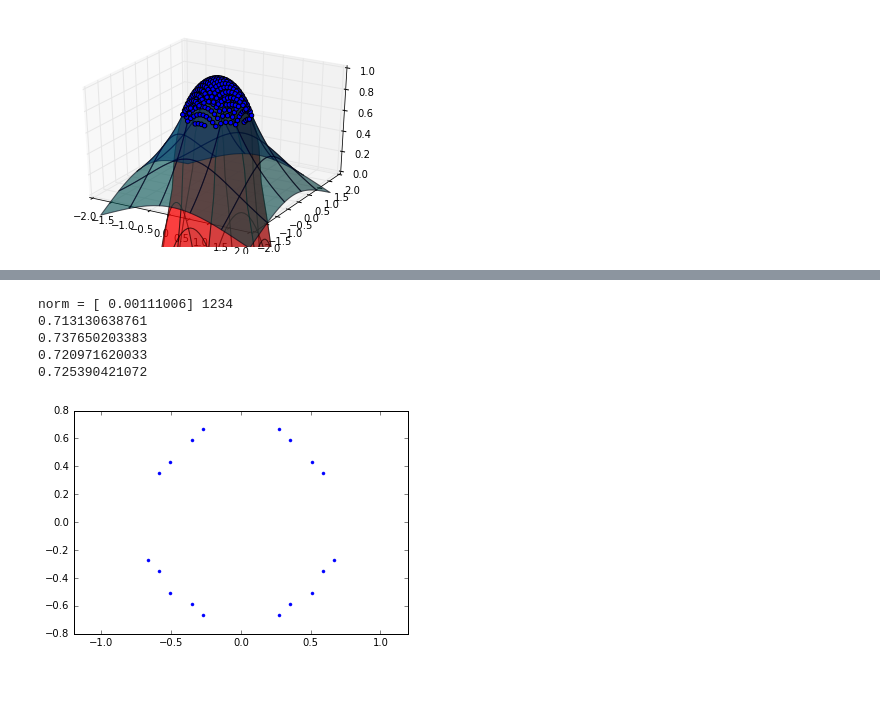
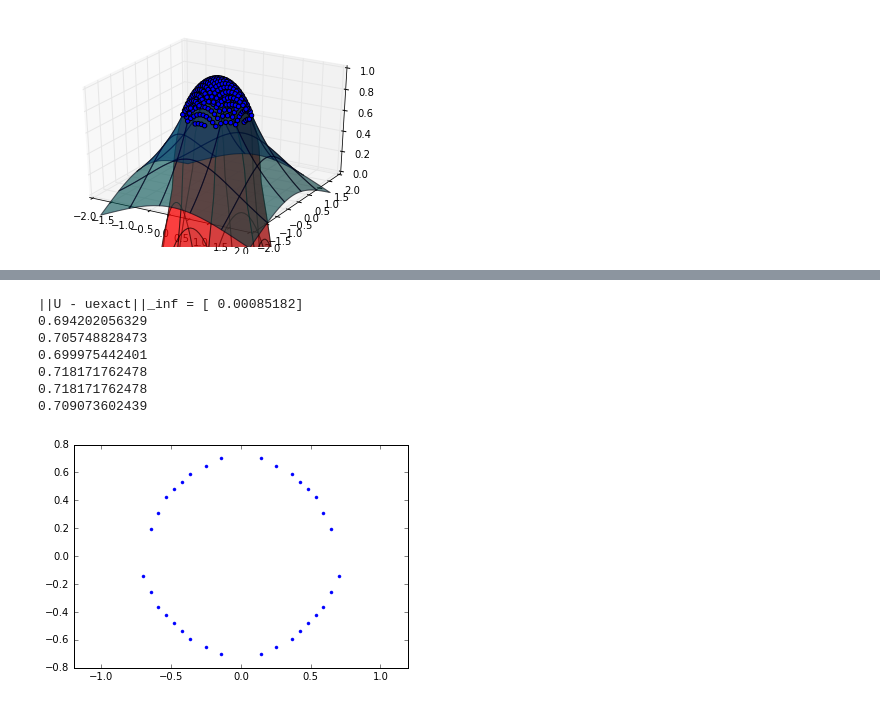
Before and after one commit to mheldman/obstacle, a Jupyter notebook: Obstacle Problem 2D.ipynb, the cells around one changed output, grey strips where cells are left out. Saved outputs shown, nothing was run; the diff lists cells and outputs as text; code cells hidden in the pictures.

```diff
--- a/Obstacle Problem 2D.ipynb
+++ b/Obstacle Problem 2D.ipynb
@@ -79,7 +84,7 @@ f2 = lambda: x,y: -Alpha*np.log(np.sqrt(x**2 + y**2)) + Beta
 psi = lambda x,y: np.sqrt(np.maximum(0.0,1 - x**2 - y**2)) + np.minimum(0.0,1-x**2-y**2)
 # = lambda x,y: 5 - np.sin(14*x)# - np.sin(14*y)
 # %%
-m = 50
+m = 100
 h = 1/(m+1)
 enablePrint()
 X, U1 = obstacleqp(psi, m, f, f2)
@@ -110,5 +110,5 @@ Optimal solution found.
 # %%
-m = 50
+m = 100
 h = 1/(m+1)
 X = np.linspace(-2.0 + 4*h,2.0 - 4*h,m)
 A,B = np.meshgrid(X,X)
@@ -117,13 +117,15 @@ N = m**2
 Z = np.zeros((m,m))
 Z1 = Z
 '''
-Z is the numerically approximated solution vector U1 converted into a 2D form for plotting; Z1 is the exact solutionconverted into a 2D form.
+Z is the numerically approximated solution vector U1 converted into a 2D form for plotting; Z1 is the exact solution
+converted into a 2D form.
 '''
 uexact = np.zeros((N,1))
 kk = lambda i,j: j * m + i
 for j in range(m):
     for i in range(m):
         Z[i,j] = U1[kk(i,j)]
+        r = np.sqrt(X[i]**2 + X[j]**2)
         if r > .69797: #if (X[i], X[j]) is outside the contact region
             uexact[kk(i,j)] = f2(X[i],X[j])
         else:
@@ -191,13 +193,19 @@ def area(x,y,z,m):
     normlist = [np.linalg.norm(np.array([x1[i],y1[i]])) for i in range(0,len(x1))]
     #for i in range(0,1000):
     rmax = max(normlist)
-    return x1, y1, z1, A, rmax #returns both the area and the maximum radial distance of any point in the computed    #contact set. Both provide decent apporximations of the boundary for the contact set.
+    return x1, y1, z1, A, rmax #returns both the area and the maximum radial distance of any point in the computed
+    #contact set. Both provide decent apporximations of the boundary for the contact set.
 x1, y1, z1, A1, rmax = area(x,y,z,m)
 plt.plot(x1,y1,'.')
 plt.axis('equal')
 
 '''
-Here we repeat the same area computation, but decrease the tolerance for the contact set. The problem inherent in approximating the contact set is that the points that we compute to be in the contact set are not on the boundary. Hence the maximum magnitude of any point in the contact set is less than the true radius. It may be that reducing the tolerance provides a better estimate of the contact set. Here we use the average of the two computed values for the approximation, but it doesn't really matter -- any of the three values could be the closest to the true radius on any given (radial) problem.
+Here we repeat the same area computation, but decrease the tolerance for the contact set. The problem inherent in
+approximating the contact set is that the points that we compute to be in the contact set are not on the
+boundary. Hence the maximum magnitude of any point in the contact set is less than the true radius. It may be that
+reducing the tolerance provides a better estimate of the contact set. Here we use the average of the two computed
+values for the approximation, but it doesn't really matter -- any of the three values could be the closest to the
+true radius on any given (radial) problem.
 '''
 
 x = []
@@ -214,7 +222,8 @@ for j in range(0,m-1):
 #plt.axis('equal')
 x2, y2, z2, A2, rmax2 = area(x,y,z,m)
 '''
-A few different estimates of the contact set radius. All are overestimates, with the area method being the most accurate.
+A few different estimates of the contact set radius. All are overestimates, with the area method being the most
+accurate.
 '''
 a = np.mean([np.sqrt(A1/np.pi),np.sqrt(A2/np.pi)])
 b = np.mean([rmax,rmax2])
@@ -243,12 +252,13 @@ ax.set_ylim3d(-2,2)
 (-2, 2)
 [figure]
 # %%
+from scipy.sparse.linalg import cg
+
 def reducedspace2(psi,m,f,f2,a = -2.0,b = 2.0):
     A, Uk, P, F, X = obstacle2D(psi,m,f,f2)
     L = lambda U: np.dot(-A,U + P) + F
     dL = lambda U: -A
-    enablePrint()
-    U = reducedspace(L,dL,Uk,10**-8)
+    U = reducedspace(L,dL,Uk,10**-3)
     return X, U + P
 
 def Fomega(A,x):
@@ -271,7 +281,7 @@ def reducedspace(F,gradF,x0,tol,exact = True,sigma = 10**-4, beta = .5, gamma =
     A = F(xk)
     FO = Fomega(A,xk)
     pik = pi(x0)
-    while np.linalg.norm(FO) > tol and k < 100:
+    while np.linalg.norm(FO) > tol and k < 100: #might use ||[x1*F1, x2*F2, ..., xn*Fn]||_inf
         k += 1
         print(k,xk)
         Axk = []
@@ -288,7 +298,8 @@ def reducedspace(F,gradF,x0,tol,exact = True,sigma = 10**-4, beta = .5, gamma =
         for i in range(0,m):
             for j in range(0,m):
                 B[i,j] = temp[Ixk[i],Ixk[j]]
-        dIxk = np.linalg.solve(B,-A[Ixk])
+
+        dIxk, info = cg(B,-A[Ixk],tol = 10**-5)
         j = 0
         for i in Ixk:
             d[i] = dIxk[j]
@@ -325,10 +336,10 @@ def reducedspace(F,gradF,x0,tol,exact = True,sigma = 10**-4, beta = .5, gamma =
 Alpha = .68026
 Beta = .47152
 f = lambda x,y: x*0
-f2 = lambda: x,y: -Alpha*np.log(np.sqrt(x**2 + y**2)) + Beta
+f2 = lambda x,y: -Alpha*np.log(np.sqrt(x**2 + y**2)) + Beta
 psi = lambda x,y: np.sqrt(np.maximum(0.0,1 - x**2 - y**2)) + np.minimum(0.0,1-x**2-y**2)
 
-m = 50
+m = 70
 h = 1/(m+1)
 N = m**2
 X, U = reducedspace2(psi,m,f,f2)
@@ -393,18 +406,19 @@ kk = lambda i,j: j * m + i
 for j in range(m):
     for i in range(m):
         Z[i,j] = U[kk(i,j)]
+        r = np.sqrt(X[i]**2 + X[j]**2)
         if r > .69797:
             uexact[kk(i,j)] = f2(X[i],X[j])
         else:
             uexact[kk(i,j)] = psi(X[i],X[j])
-print('||U - uexact||_inf =',max(list(abs(uexact - U))),np.argmax(list(abs(uexact - U))))
+print('||U - uexact||_inf =',max(list(abs(uexact - U))))
 
 x = []
 y = []
 z = []
 for j in range(0,m):
     for i in range(0,m):
-        if abs(Z[i,j] - C[i,j]) < 10**-6:
+        if abs(Z[i,j] - C[i,j]) < 10**-10:
             if np.linalg.norm(np.array([-2.0 + 4*h*(i+1),-2.0 + 4*h*(j+1)])) <= 2:
                 x.append(-2.0 + 4*h*(i+1))
                 y.append(-2.0 + 4*h*(j+1))
@@ -460,7 +474,7 @@ y = []
 z = []
 for j in range(0,m-1):
     for i in range(0,m-1):
-        if abs(Z[i,j] - C[i,j]) < 10**-2:
+        if abs(Z[i,j] - C[i,j]) < 10**-3:
             if np.linalg.norm(np.array([-2.0 + 4*h*(i+1),-2.0 + 4*h*(j+1)])) <= 2:
                 x.append(-2.0 + 4*h*(i+1))
                 y.append(-2.0 + 4*h*(j+1))
@@ -487,39 +501,43 @@ def area(x,y,z,m):
             y1.append(y[i])
             z1.append(z[i])
     A = 0
     h = 1/(m+1)
 
     b1 = x1[1] - x1[0]
     for j in range(2,len(x1),2):
         b2 = x1[j+1] - x1[j]
         h1 = y1[j] - y1[j - 1]
         A += h1*(b1 + b2)/2
         b1 = b2
     j = 0
     while j < len(x1):
         if j > 1 and abs(x1[j] - x1[j-2]) < 10**-10 and j < len(x1) - 2:
             x1 = x1[0:j] + x1[j+2:len(x1)]
             y1 = y1[0:j] + y1[j+2:len(y1)]
             j -= 1
         j += 1
 
     normlist = [np.linalg.norm(np.array([x1[i],y1[i]])) for i in range(0,len(x1))]
     rmax = max(normlist)
     return x1, y1, z1, A, rmax
 x2, y2, z2, A2, rmax2 = area(x,y,z,m)
 a = np.mean([np.sqrt(A1/np.pi),np.sqrt(A2/np.pi)])
 b = np.mean([rmax,rmax2])
+print(np.sqrt(A1/np.pi))
+print(np.sqrt(A2/np.pi))
 print(np.mean([np.sqrt(A1/np.pi),np.sqrt(A2/np.pi)]))
 print(np.mean([rmax,rmax2]))
 print(rmax)
 print(np.mean([a,b]))
 # %% [output]
-norm = [ 0.00111006] 1234
-0.713130638761
-0.737650203383
-0.720971620033
-0.725390421072
+||U - uexact||_inf = [ 0.00085182]
+0.694202056329
+0.705748828473
+0.699975442401
+0.718171762478
+0.718171762478
+0.709073602439
-[figure, old version]
+[figure, new version]
 # %%
 '''
 Original finite difference scheme for 2D obstacle problem. Discretizes the first derivative as a matrix A using
```
Also changed, not shown: parts of 31 cells of this notebook.
